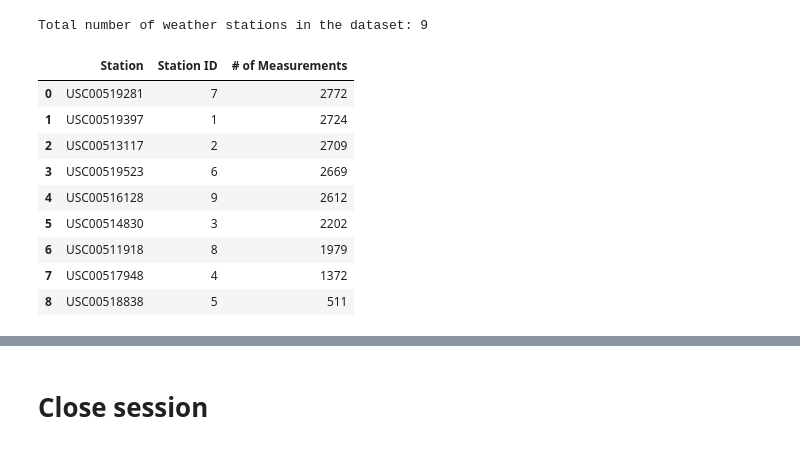
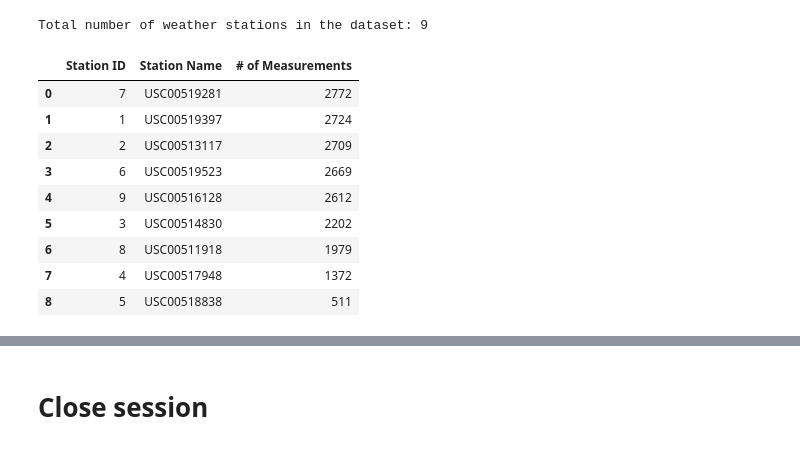
Before and after one commit to kennethcandersen/Weather-Database-and-API-Service, a Jupyter notebook: climate_starter.ipynb, the cells around one changed output, grey strips where cells are left out. Saved outputs shown, nothing was run; the diff lists cells and outputs as text; code cells hidden in the pictures.

```diff
--- a/climate_starter.ipynb
+++ b/climate_starter.ipynb
@@ -167,26 +161,26 @@ Total number of weather stations in the dataset: 9
 # %%
 # Design a query to find the most active stations (i.e. what stations have the most rows?)
 # List the stations and the counts in descending order.
 
-stmt = session.query(Measurements.station, Stations.id, func.count(Measurements.station)).\
+stmt = session.query(Stations.id, Measurements.station, func.count(Measurements.station)).\
     filter(Measurements.station == Stations.station).\
     group_by(Measurements.station).order_by(func.count(Measurements.station).desc()).statement
 
 most_active_stations = pd.read_sql_query(stmt, session.bind).\
-    rename(columns={'station' : 'Station', 'id' : 'Station ID', 'count_1': '# of Measurements'})
+    rename(columns={'station' : 'Station Name', 'id' : 'Station ID', 'count_1': '# of Measurements'})
 
 most_active_stations
 # %% [output]
-|  | Station | Station ID | # of Measurements |
-| 0 | USC00519281 | 7 | 2772 |
-| 1 | USC00519397 | 1 | 2724 |
-| 2 | USC00513117 | 2 | 2709 |
-| 3 | USC00519523 | 6 | 2669 |
-| 4 | USC00516128 | 9 | 2612 |
-| 5 | USC00514830 | 3 | 2202 |
-| 6 | USC00511918 | 8 | 1979 |
-| 7 | USC00517948 | 4 | 1372 |
-| 8 | USC00518838 | 5 | 511 |
+|  | Station ID | Station Name | # of Measurements |
+| 0 | 7 | USC00519281 | 2772 |
+| 1 | 1 | USC00519397 | 2724 |
+| 2 | 2 | USC00513117 | 2709 |
+| 3 | 6 | USC00519523 | 2669 |
+| 4 | 9 | USC00516128 | 2612 |
+| 5 | 3 | USC00514830 | 2202 |
+| 6 | 8 | USC00511918 | 1979 |
+| 7 | 4 | USC00517948 | 1372 |
+| 8 | 5 | USC00518838 | 511 |
 # %%
 # Using the most active station id from the previous query, calculate the
 #lowest, highest, and average temperature.
```
Also changed, not shown: parts of 7 cells of this notebook, 4 other files.
